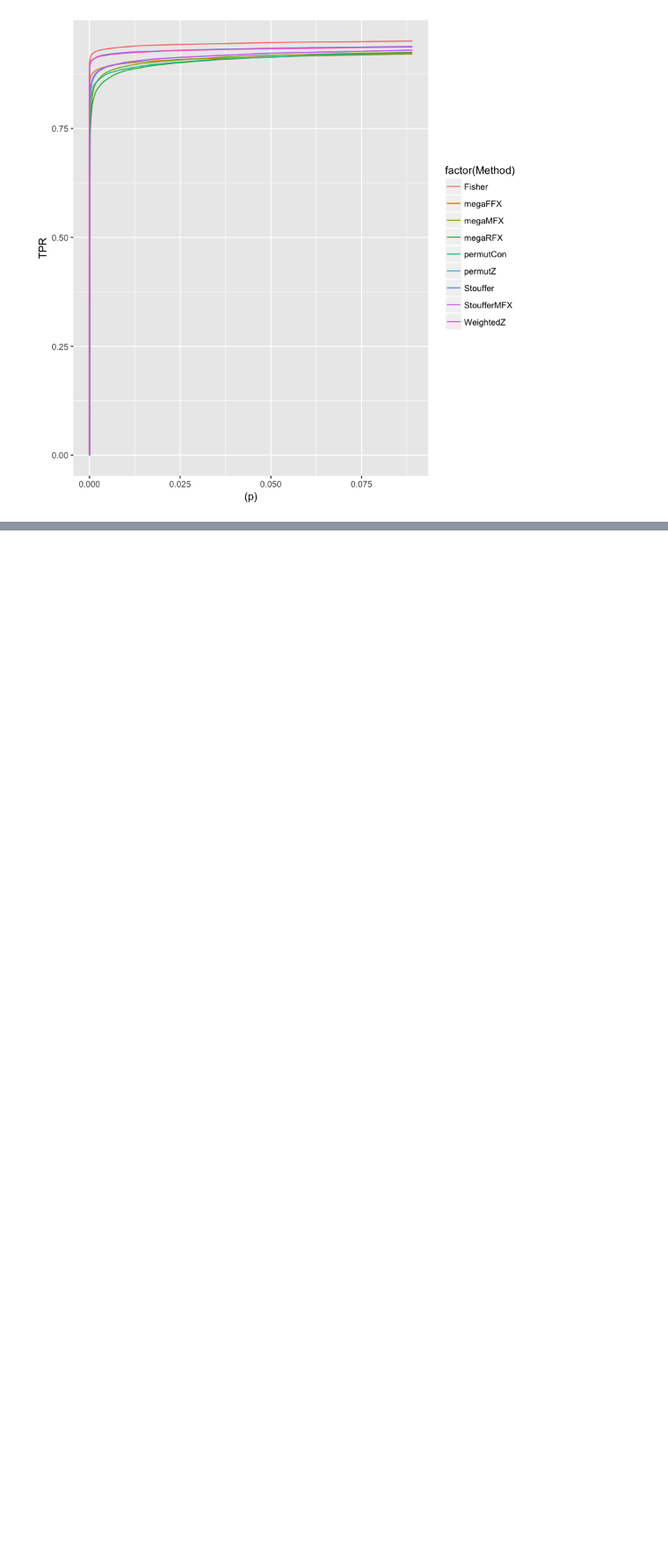
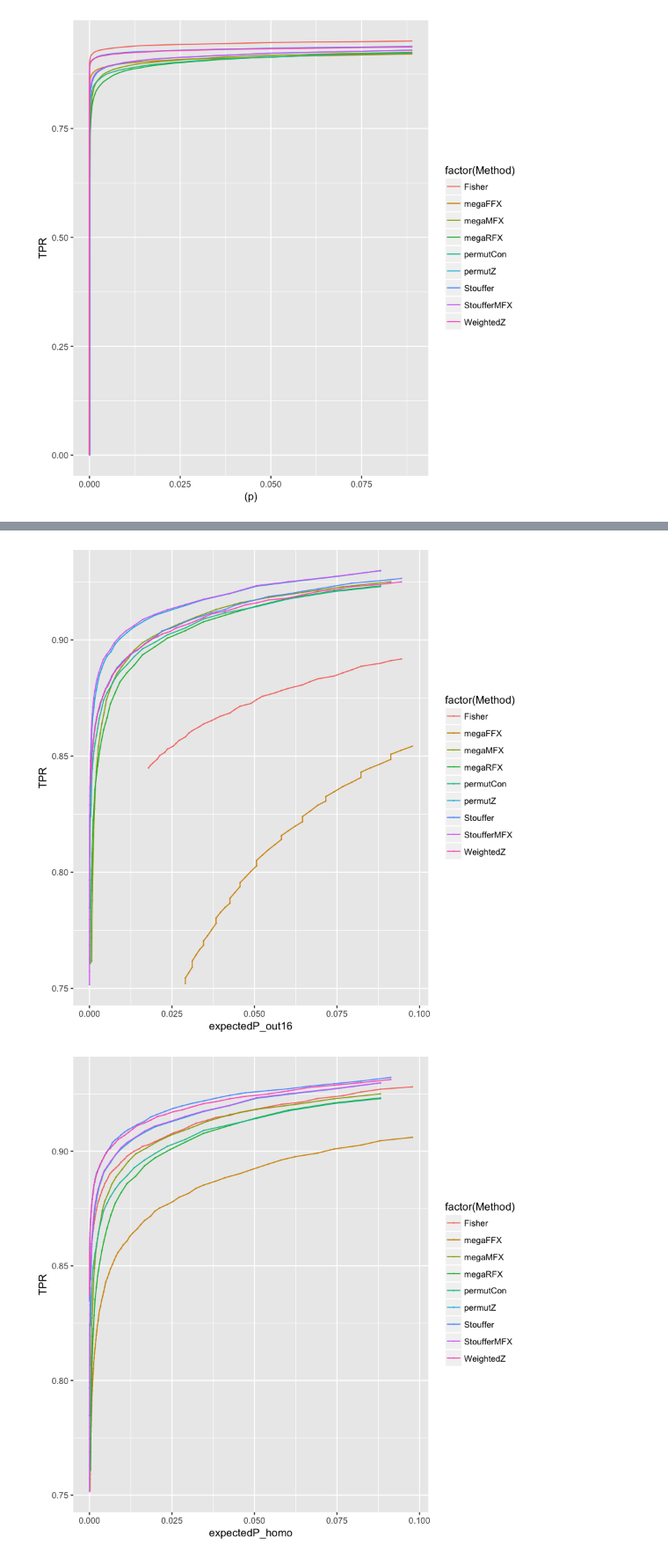
Before and after one commit to cmaumet/zmeta, a Jupyter notebook: real_data.ipynb, the cells around one changed output, grey strips where cells are left out. Shown at 88% size. Drawn from its saved outputs; the diff is of its cells as text; code cells hidden in the pictures; blank space fills up the shorter version.

Commit message:
ROC curves using FPR obtained by MC simulations

```diff
--- a/real_data.ipynb
+++ b/real_data.ipynb
@@ -31,3 +31,6 @@ geom_line()
 print(p)
 # %% [output]
 [figure]
+# %%
+simufpr <- read.csv(file.path('data', 'allsimudat_test1_k025_n20_nominal.csv'))
+head(simufpr)
@@ -33,0 +45,2 @@ print(p)
+# %%
+simufpr_homo <- subset(simufpr, withinVariation==1 & Between==1 & Within==20)
@@ -33,0 +50,3 @@ print(p)
+# %%
+simufpr_out16 <- subset(simufpr, withinVariation==16 & Between==1)
+names(simufpr_out16)
@@ -33,0 +144,15 @@ print(p)
+# %%
+# p <- ggplot(data=subset(realdata, p<=0.1 & TPR>0.75),aes(x=p, y=TPR, group=Method, colour=factor(Method))) +
+# geom_point(size=0.02) + geom_line()
+# print(p)
+
+p <- ggplot(data=subset(realdata, expectedP_out16<=0.1 & TPR>0.75),aes(x=expectedP_out16, y=TPR, group=Method, colour=factor(Method))) +
+geom_point(size=0.02) + geom_line()
+print(p)
+
+p <- ggplot(data=subset(realdata, expectedP_homo<=0.1 & TPR>0.75),aes(x=expectedP_homo, y=TPR, group=Method, colour=factor(Method))) +
+geom_point(size=0.02) + geom_line()
+print(p)
+# %% [output]
+[figure, added]
+[figure, added]
```
Also changed, not shown: parts of 5 cells of this notebook, 1 other file.
